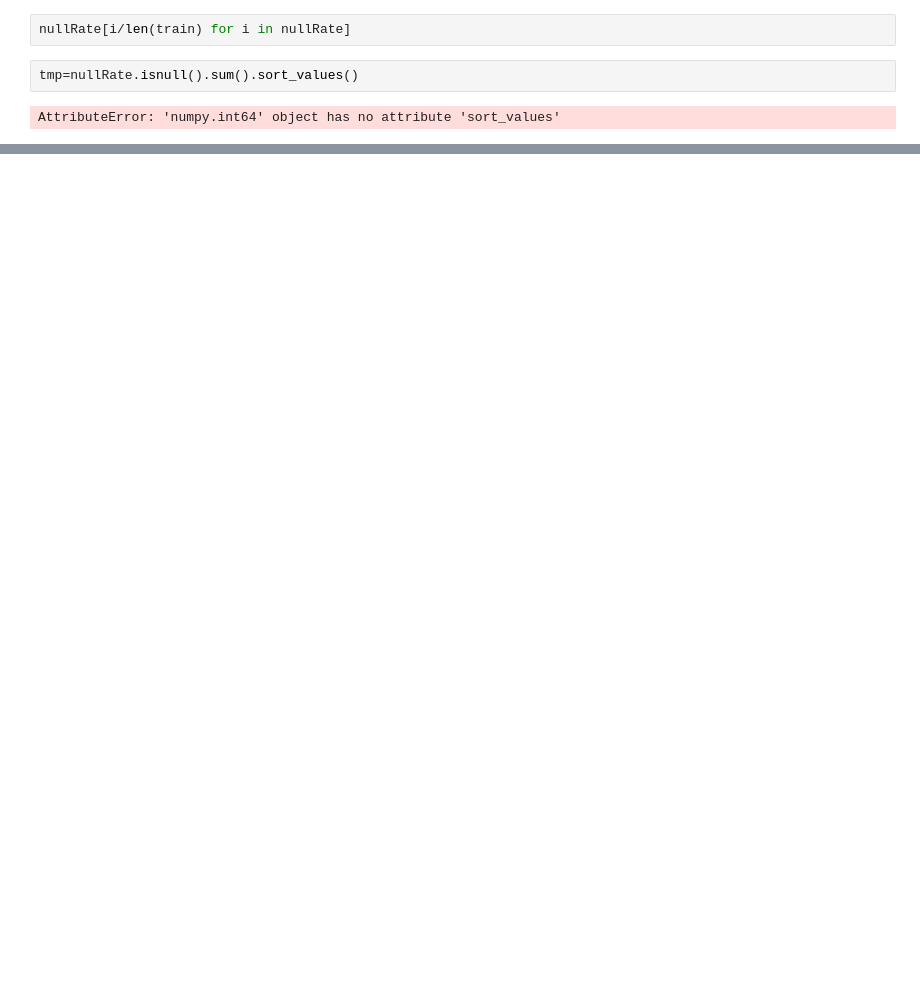
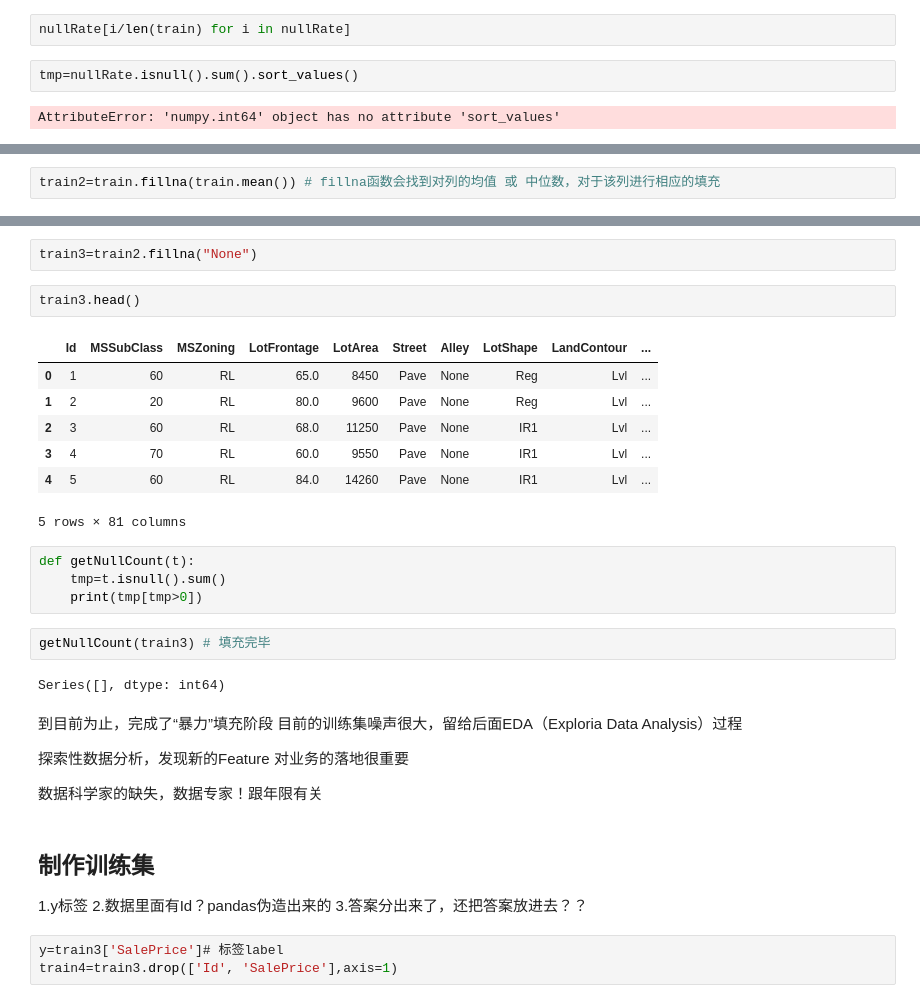
Before and after one commit to appke/DeepLearning-TensorFlow, a Jupyter notebook: ex01-项目实战/kk02-洛杉矶房价预测.ipynb, the cells around one changed output, grey strips where cells are left out. Saved outputs shown, nothing was run; the diff lists cells and outputs as text; blank space fills up the shorter version.

```diff
--- a/ex01-项目实战/kk02-洛杉矶房价预测.ipynb
+++ b/ex01-项目实战/kk02-洛杉矶房价预测.ipynb
@@ -80,0 +159,2 @@ AttributeError: 'numpy.int64' object has no attribute 'sort_values'
+# %%
+train2=train.fillna(train.mean()) # fillna函数会找到对列的均值 或 中位数，对于该列进行相应的填充
@@ -80,0 +180,37 @@ AttributeError: 'numpy.int64' object has no attribute 'sort_values'
+# %%
+train3=train2.fillna("None")
+# %%
+train3.head()
+# %% [output]
+|  | Id | MSSubClass | MSZoning | LotFrontage | LotArea | Street | Alley | LotShape | LandContour | ... |
+| 0 | 1 | 60 | RL | 65.0 | 8450 | Pave | None | Reg | Lvl | ... |
+| 1 | 2 | 20 | RL | 80.0 | 9600 | Pave | None | Reg | Lvl | ... |
+| 2 | 3 | 60 | RL | 68.0 | 11250 | Pave | None | IR1 | Lvl | ... |
+| 3 | 4 | 70 | RL | 60.0 | 9550 | Pave | None | IR1 | Lvl | ... |
+| 4 | 5 | 60 | RL | 84.0 | 14260 | Pave | None | IR1 | Lvl | ... |
+5 rows × 81 columns
+# %%
+def getNullCount(t):
+    tmp=t.isnull().sum()
+    print(tmp[tmp>0])
+# %%
+getNullCount(train3) # 填充完毕
+# %% [output]
+Series([], dtype: int64)
+# %% [markdown]
+到目前为止，完成了“暴力”填充阶段
+目前的训练集噪声很大，留给后面EDA（Exploria Data Analysis）过程
+
+探索性数据分析，发现新的Feature
+对业务的落地很重要
+
+数据科学家的缺失，数据专家！跟年限有关
+# %% [markdown]
+
+## 制作训练集
+1.y标签
+2.数据里面有Id？pandas伪造出来的
+3.答案分出来了，还把答案放进去？？
+# %%
+y=train3['SalePrice']# 标签label
+train4=train3.drop(['Id', 'SalePrice'],axis=1)
```
Also changed, not shown: parts of 28 cells of this notebook.
